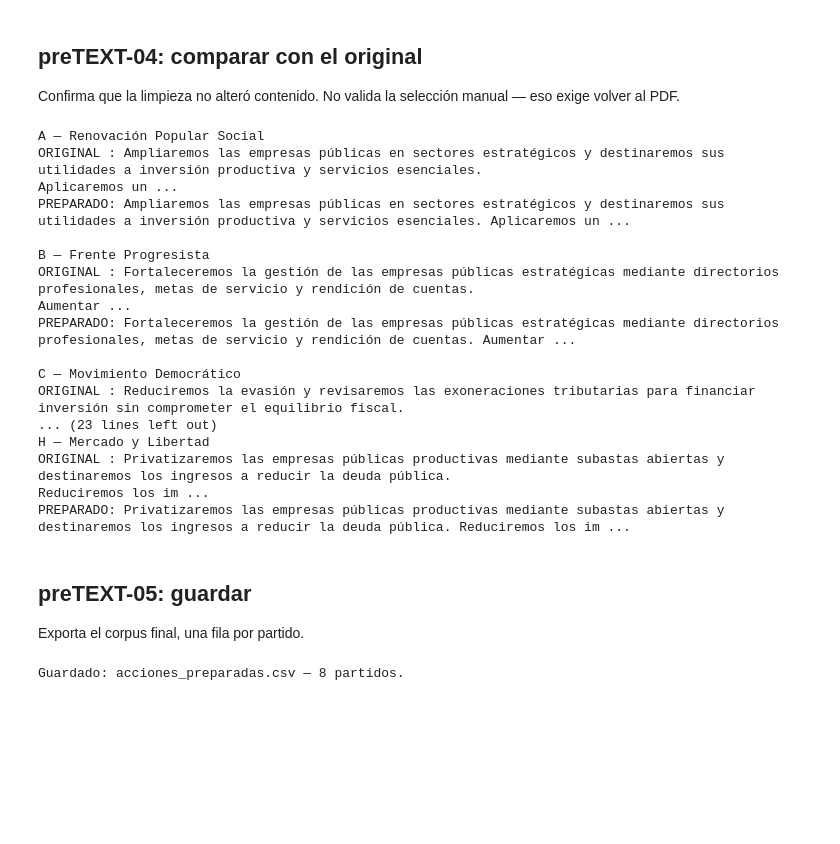
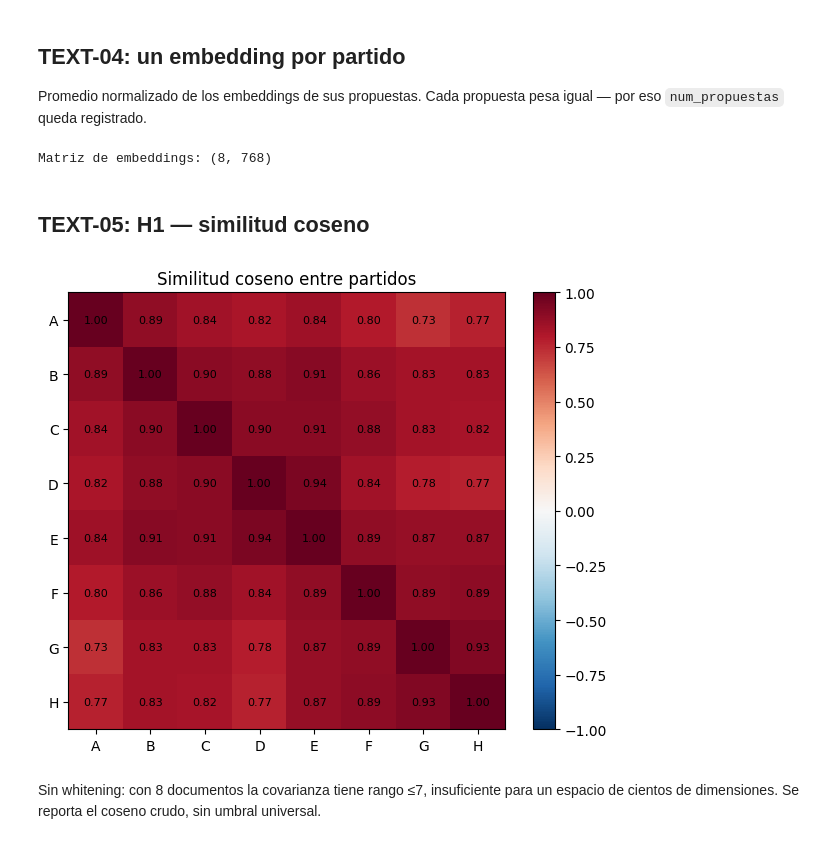
Before and after one commit to doctorado-cuanticp/text, a Jupyter notebook: preTextAnalysis.ipynb, the cells around one changed output. Saved outputs shown, nothing was run; the diff lists cells and outputs as text; code cells hidden in the pictures; blank space fills up the shorter version.

```diff
--- a/preTextAnalysis.ipynb
+++ b/preTextAnalysis.ipynb
@@ -67,37 +89,37 @@ corpus[['id_partido', 'texto']]
 # %% [markdown]
-## preTEXT-04: comparar con el original
-Confirma que la limpieza no alteró contenido. No valida la selección manual — eso exige volver al PDF.
+## TEXT-04: un embedding por partido
+Promedio normalizado de los embeddings de sus propuestas. Cada propuesta pesa igual — por eso `num_propuestas` queda registrado.
 # %%
-for _, fila in corpus.iterrows():
-    print(f"\n{fila['id_partido']} — {fila['partido']}")
-    print('ORIGINAL :', fila['texto_original'][:150], '...')
-    print('PREPARADO:', fila['texto'][:150], '...')
+import numpy as np
+
+def embedding_partido(texto, id_partido):
+    fragmentos = fragmentar(texto, id_partido)
+    vectores = embedding_model.encode(fragmentos, normalize_embeddings=True)
+    promedio = vectores.mean(axis=0)
+    return promedio / np.linalg.norm(promedio)
+
+corpus['embedding'] = [embedding_partido(t, i) for t, i in zip(corpus['texto'], corpus['id_partido'])]
+E = np.stack(corpus['embedding'].values)
+print('Matriz de embeddings:', E.shape)
 # %% [output]
-A — Renovación Popular Social
-ORIGINAL : Ampliaremos las empresas públicas en sectores estratégicos y destinaremos sus utilidades a inversión productiva y servicios esenciales.
-Aplicaremos un ...
-PREPARADO: Ampliaremos las empresas públicas en sectores estratégicos y destinaremos sus utilidades a inversión productiva y servicios esenciales. Aplicaremos un ...
-
-B — Frente Progresista
-ORIGINAL : Fortaleceremos la gestión de las empresas públicas estratégicas mediante directorios profesionales, metas de servicio y rendición de cuentas.
-Aumentar ...
-PREPARADO: Fortaleceremos la gestión de las empresas públicas estratégicas mediante directorios profesionales, metas de servicio y rendición de cuentas. Aumentar ...
-
-C — Movimiento Democrático
-ORIGINAL : Reduciremos la evasión y revisaremos las exoneraciones tributarias para financiar inversión sin comprometer el equilibrio fiscal.
-... (23 lines left out)
-H — Mercado y Libertad
-ORIGINAL : Privatizaremos las empresas públicas productivas mediante subastas abiertas y destinaremos los ingresos a reducir la deuda pública.
-Reduciremos los im ...
-PREPARADO: Privatizaremos las empresas públicas productivas mediante subastas abiertas y destinaremos los ingresos a reducir la deuda pública. Reduciremos los im ...
+Matriz de embeddings: (8, 768)
 # %% [markdown]
-## preTEXT-05: guardar
-Exporta el corpus final, una fila por partido.
+## TEXT-05: H1 — similitud coseno
 # %%
-assert len(corpus) > 0 and corpus['texto'].ne('').all(), 'Complete los textos antes de guardar.'
-assert corpus['id_partido'].is_unique, 'Debe haber una sola fila por partido.'
+import matplotlib.pyplot as plt
 
-corpus.to_csv('acciones_preparadas.csv', index=False, encoding='utf-8')
-print('Guardado: acciones_preparadas.csv —', len(corpus), 'partidos.')
+ids = corpus['id_partido'].tolist()
+S = E @ E.T
+
+fig, ax = plt.subplots(figsize=(6,5))
+im = ax.imshow(S, vmin=-1, vmax=1, cmap='RdBu_r')
+ax.set_xticks(range(8)); ax.set_xticklabels(ids)
+ax.set_yticks(range(8)); ax.set_yticklabels(ids)
+for i in range(8):
+    for j in range(8):
+        ax.text(j, i, f'{S[i,j]:.2f}', ha='center', va='center', fontsize=8)
+plt.colorbar(im); plt.title('Similitud coseno entre partidos'); plt.tight_layout(); plt.show()
 # %% [output]
-Guardado: acciones_preparadas.csv — 8 partidos.
+[figure, added]
+# %% [markdown]
+Sin whitening: con 8 documentos la covarianza tiene rango ≤7, insuficiente para un espacio de cientos de dimensiones. Se reporta el coseno crudo, sin umbral universal.
```
Also changed, not shown: parts of 16 cells of this notebook.
